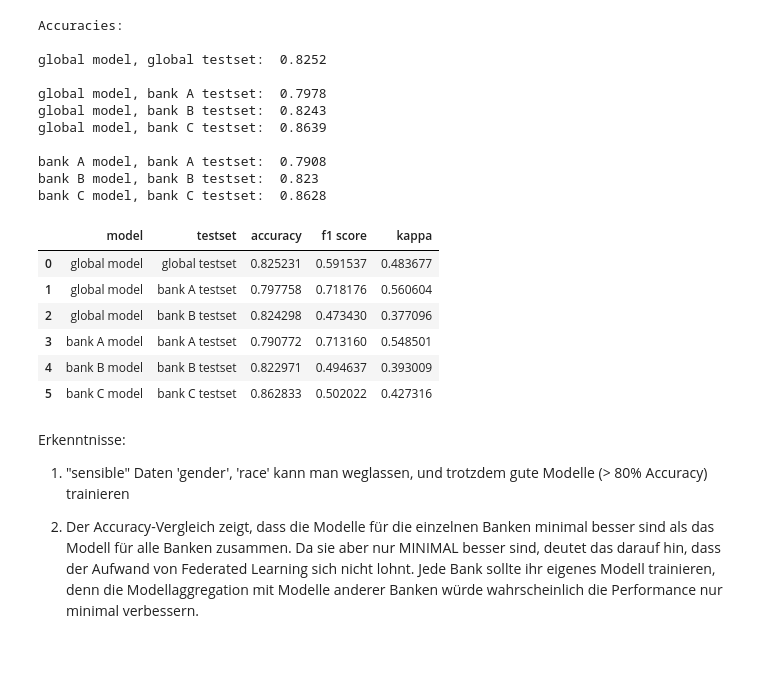
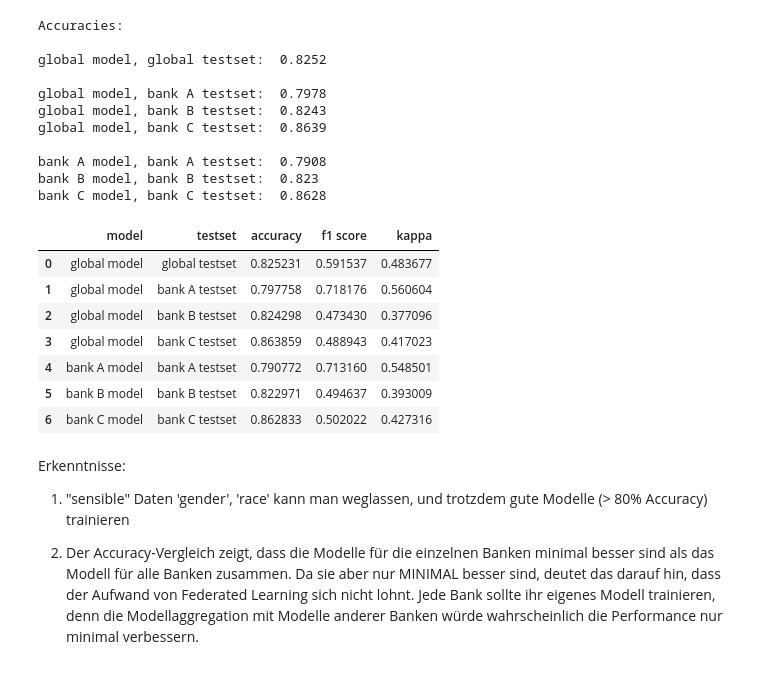
Before and after one commit to mdielacher/FHSTP_FML_assignment2, a Jupyter notebook: notebooks/decision-tree-poc.ipynb, the cells around one changed output. Saved outputs shown, nothing was run; the diff lists cells and outputs as text; code cells hidden in the pictures.

Commit message:
Fix metrics table

```diff
--- a/notebooks/decision-tree-poc.ipynb
+++ b/notebooks/decision-tree-poc.ipynb
@@ -396,21 +396,22 @@ bank C model, bank C testset:  0.8628
 # %%
 # Create a dataframe with the accuracies
 df_metrics = pd.DataFrame({
-    'model': ['global model', 'global model', 'global model', 'bank A model', 'bank B model', 'bank C model'],
-    'testset': ['global testset', 'bank A testset', 'bank B testset', 'bank A testset', 'bank B testset', 'bank C testset'],
-    'accuracy': [accuracy_global_model, accuracy_bank_a_global_model, accuracy_bank_b_global_model, accuracy_bank_a_local_model, accuracy_bank_b_local_model, accuracy_bank_c_local_model],
-    'f1 score': [f1_global_model, f1_bank_a_global_model, f1_bank_b_global_model, f1_bank_a_local_model, f1_bank_b_local_model, f1_bank_c_local_model],
-    'kappa': [kappa_global_model, kappa_bank_a_global_model, kappa_bank_b_global_model, kappa_bank_a_local_model, kappa_bank_b_local_model, kappa_bank_c_local_model]
+    'model': ['global model', 'global model', 'global model', 'global model', 'bank A model', 'bank B model', 'bank C model'],
+    'testset': ['global testset', 'bank A testset', 'bank B testset', 'bank C testset', 'bank A testset', 'bank B testset', 'bank C testset'],
+    'accuracy': [accuracy_global_model, accuracy_bank_a_global_model, accuracy_bank_b_global_model, accuracy_bank_c_global_model, accuracy_bank_a_local_model, accuracy_bank_b_local_model, accuracy_bank_c_local_model],
+    'f1 score': [f1_global_model, f1_bank_a_global_model, f1_bank_b_global_model, f1_bank_c_global_model, f1_bank_a_local_model, f1_bank_b_local_model, f1_bank_c_local_model],
+    'kappa': [kappa_global_model, kappa_bank_a_global_model, kappa_bank_b_global_model, kappa_bank_c_global_model, kappa_bank_a_local_model, kappa_bank_b_local_model, kappa_bank_c_local_model]
 })
 df_metrics
 # %% [output]
 |  | model | testset | accuracy | f1 score | kappa |
 | 0 | global model | global testset | 0.825231 | 0.591537 | 0.483677 |
 | 1 | global model | bank A testset | 0.797758 | 0.718176 | 0.560604 |
 | 2 | global model | bank B testset | 0.824298 | 0.473430 | 0.377096 |
-| 3 | bank A model | bank A testset | 0.790772 | 0.713160 | 0.548501 |
-| 4 | bank B model | bank B testset | 0.822971 | 0.494637 | 0.393009 |
-| 5 | bank C model | bank C testset | 0.862833 | 0.502022 | 0.427316 |
+| 3 | global model | bank C testset | 0.863859 | 0.488943 | 0.417023 |
+| 4 | bank A model | bank A testset | 0.790772 | 0.713160 | 0.548501 |
+| 5 | bank B model | bank B testset | 0.822971 | 0.494637 | 0.393009 |
+| 6 | bank C model | bank C testset | 0.862833 | 0.502022 | 0.427316 |
 # %% [markdown]
 Erkenntnisse:
 1) "sensible" Daten 'gender', 'race' kann man weglassen, und trotzdem gute Modelle (> 80% Accuracy) trainieren
```
